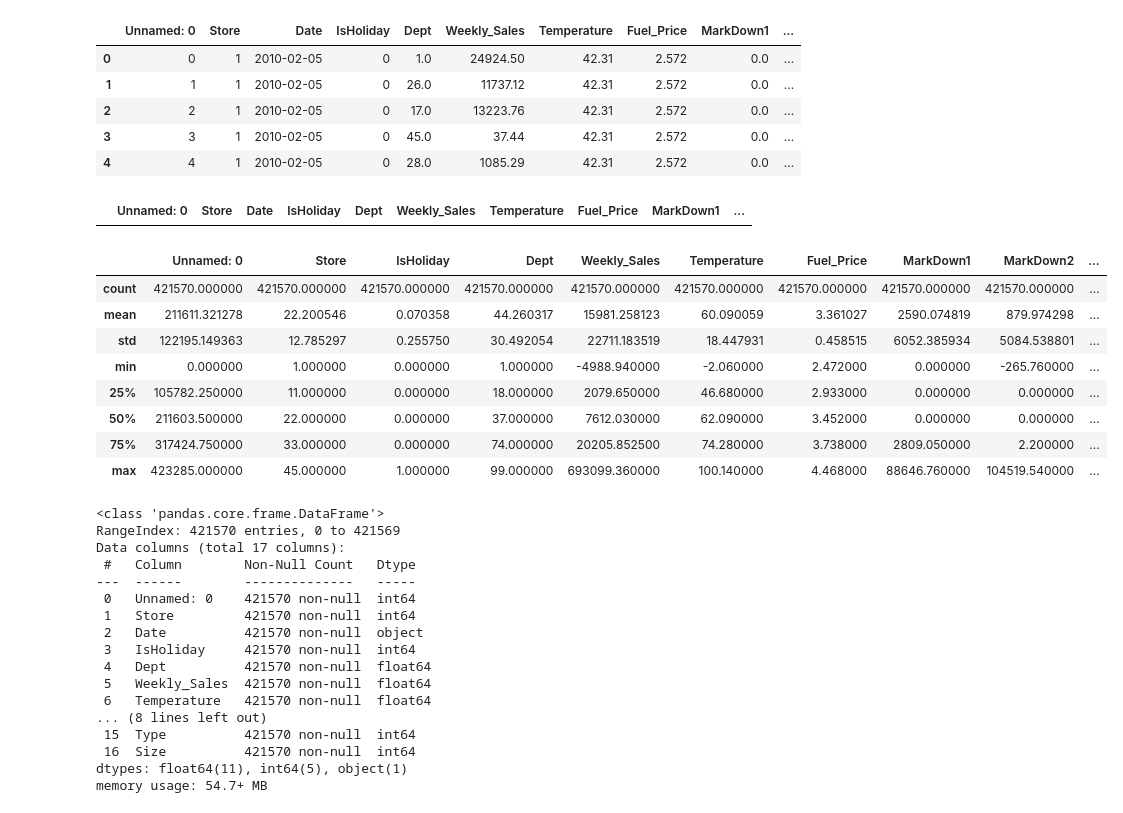
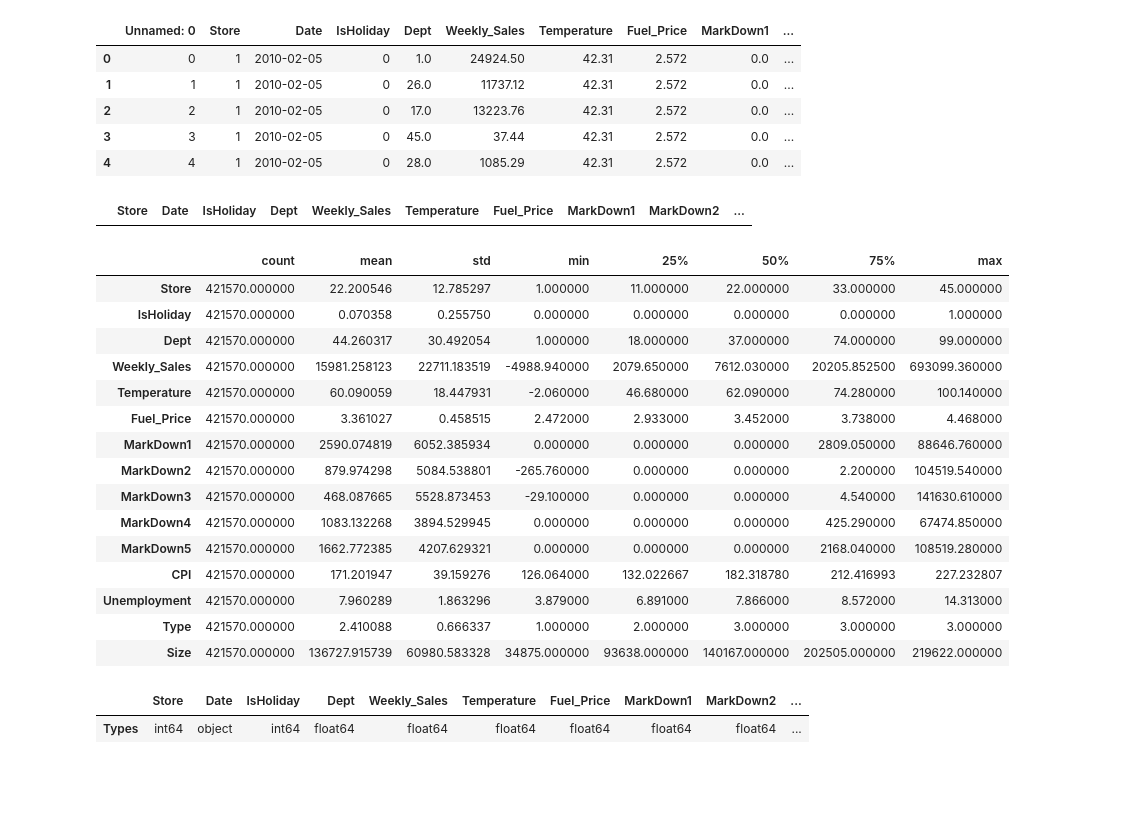
Before and after one commit to Subash-d/ai-ml-projects, a Jupyter notebook: walmart-sales/Eda.ipynb, the cells around one changed output. Saved outputs shown, nothing was run; the diff lists cells and outputs as text; code cells hidden in the pictures; blank space fills up the shorter version.

Commit message:
Data preprocessing, changes in dtypes

```diff
--- a/walmart-sales/Eda.ipynb
+++ b/walmart-sales/Eda.ipynb
@@ -27,41 +25,37 @@ df.head()
 | 2 | 2 | 1 | 2010-02-05 | 0 | 17.0 | 13223.76 | 42.31 | 2.572 | 0.0 | ... |
 | 3 | 3 | 1 | 2010-02-05 | 0 | 45.0 | 37.44 | 42.31 | 2.572 | 0.0 | ... |
 | 4 | 4 | 1 | 2010-02-05 | 0 | 28.0 | 1085.29 | 42.31 | 2.572 | 0.0 | ... |
+# %%
+df = df.drop(columns = ["Unnamed: 0"], axis = 1)
 # %%
 df[df.duplicated()]
 # %% [output]
-|  | Unnamed: 0 | Store | Date | IsHoliday | Dept | Weekly_Sales | Temperature | Fuel_Price | MarkDown1 | ... |
+|  | Store | Date | IsHoliday | Dept | Weekly_Sales | Temperature | Fuel_Price | MarkDown1 | MarkDown2 | ... |
 # %%
-df.describe()
+df.describe().T.style.bar(subset = ["mean"],
+                          color = "#5fba7d").background_gradient(subset = ["std", "min", "25%", "50%", "75%", "max"],
+                          cmap = "YlGnBu")
 # %% [output]
-|  | Unnamed: 0 | Store | IsHoliday | Dept | Weekly_Sales | Temperature | Fuel_Price | MarkDown1 | MarkDown2 | ... |
-| count | 421570.000000 | 421570.000000 | 421570.000000 | 421570.000000 | 421570.000000 | 421570.000000 | 421570.000000 | 421570.000000 | 421570.000000 | ... |
-| mean | 211611.321278 | 22.200546 | 0.070358 | 44.260317 | 15981.258123 | 60.090059 | 3.361027 | 2590.074819 | 879.974298 | ... |
-| std | 122195.149363 | 12.785297 | 0.255750 | 30.492054 | 22711.183519 | 18.447931 | 0.458515 | 6052.385934 | 5084.538801 | ... |
-| min | 0.000000 | 1.000000 | 0.000000 | 1.000000 | -4988.940000 | -2.060000 | 2.472000 | 0.000000 | -265.760000 | ... |
-| 25% | 105782.250000 | 11.000000 | 0.000000 | 18.000000 | 2079.650000 | 46.680000 | 2.933000 | 0.000000 | 0.000000 | ... |
-| 50% | 211603.500000 | 22.000000 | 0.000000 | 37.000000 | 7612.030000 | 62.090000 | 3.452000 | 0.000000 | 0.000000 | ... |
-| 75% | 317424.750000 | 33.000000 | 0.000000 | 74.000000 | 20205.852500 | 74.280000 | 3.738000 | 2809.050000 | 2.200000 | ... |
-| max | 423285.000000 | 45.000000 | 1.000000 | 99.000000 | 693099.360000 | 100.140000 | 4.468000 | 88646.760000 | 104519.540000 | ... |
+|  | count | mean | std | min | 25% | 50% | 75% | max |
+| Store | 421570.000000 | 22.200546 | 12.785297 | 1.000000 | 11.000000 | 22.000000 | 33.000000 | 45.000000 |
+| IsHoliday | 421570.000000 | 0.070358 | 0.255750 | 0.000000 | 0.000000 | 0.000000 | 0.000000 | 1.000000 |
+| Dept | 421570.000000 | 44.260317 | 30.492054 | 1.000000 | 18.000000 | 37.000000 | 74.000000 | 99.000000 |
+| Weekly_Sales | 421570.000000 | 15981.258123 | 22711.183519 | -4988.940000 | 2079.650000 | 7612.030000 | 20205.852500 | 693099.360000 |
+| Temperature | 421570.000000 | 60.090059 | 18.447931 | -2.060000 | 46.680000 | 62.090000 | 74.280000 | 100.140000 |
+| Fuel_Price | 421570.000000 | 3.361027 | 0.458515 | 2.472000 | 2.933000 | 3.452000 | 3.738000 | 4.468000 |
+| MarkDown1 | 421570.000000 | 2590.074819 | 6052.385934 | 0.000000 | 0.000000 | 0.000000 | 2809.050000 | 88646.760000 |
+| MarkDown2 | 421570.000000 | 879.974298 | 5084.538801 | -265.760000 | 0.000000 | 0.000000 | 2.200000 | 104519.540000 |
+| MarkDown3 | 421570.000000 | 468.087665 | 5528.873453 | -29.100000 | 0.000000 | 0.000000 | 4.540000 | 141630.610000 |
+| MarkDown4 | 421570.000000 | 1083.132268 | 3894.529945 | 0.000000 | 0.000000 | 0.000000 | 425.290000 | 67474.850000 |
+| MarkDown5 | 421570.000000 | 1662.772385 | 4207.629321 | 0.000000 | 0.000000 | 0.000000 | 2168.040000 | 108519.280000 |
+| CPI | 421570.000000 | 171.201947 | 39.159276 | 126.064000 | 132.022667 | 182.318780 | 212.416993 | 227.232807 |
+| Unemployment | 421570.000000 | 7.960289 | 1.863296 | 3.879000 | 6.891000 | 7.866000 | 8.572000 | 14.313000 |
+| Type | 421570.000000 | 2.410088 | 0.666337 | 1.000000 | 2.000000 | 3.000000 | 3.000000 | 3.000000 |
+| Size | 421570.000000 | 136727.915739 | 60980.583328 | 34875.000000 | 93638.000000 | 140167.000000 | 202505.000000 | 219622.000000 |
-# %%
-df.info()
-# %% [output]
-<class 'pandas.core.frame.DataFrame'>
-RangeIndex: 421570 entries, 0 to 421569
-Data columns (total 17 columns):
- #   Column        Non-Null Count   Dtype
----  ------        --------------   -----
- 0   Unnamed: 0    421570 non-null  int64
- 1   Store         421570 non-null  int64
- 2   Date          421570 non-null  object
- 3   IsHoliday     421570 non-null  int64
- 4   Dept          421570 non-null  float64
- 5   Weekly_Sales  421570 non-null  float64
- 6   Temperature   421570 non-null  float64
-... (8 lines left out)
- 15  Type          421570 non-null  int64
- 16  Size          421570 non-null  int64
-dtypes: float64(11), int64(5), object(1)
-memory usage: 54.7+ MB
+# %%
+pd.DataFrame(df.dtypes, columns= ["Types"]).T
+# %% [output]
+|  | Store | Date | IsHoliday | Dept | Weekly_Sales | Temperature | Fuel_Price | MarkDown1 | MarkDown2 | ... |
+| Types | int64 | object | int64 | float64 | float64 | float64 | float64 | float64 | float64 | ... |
 # %%
 df["Date"] = pd.to_datetime(df["Date"])
```
Also changed, not shown: parts of 6 cells of this notebook.
